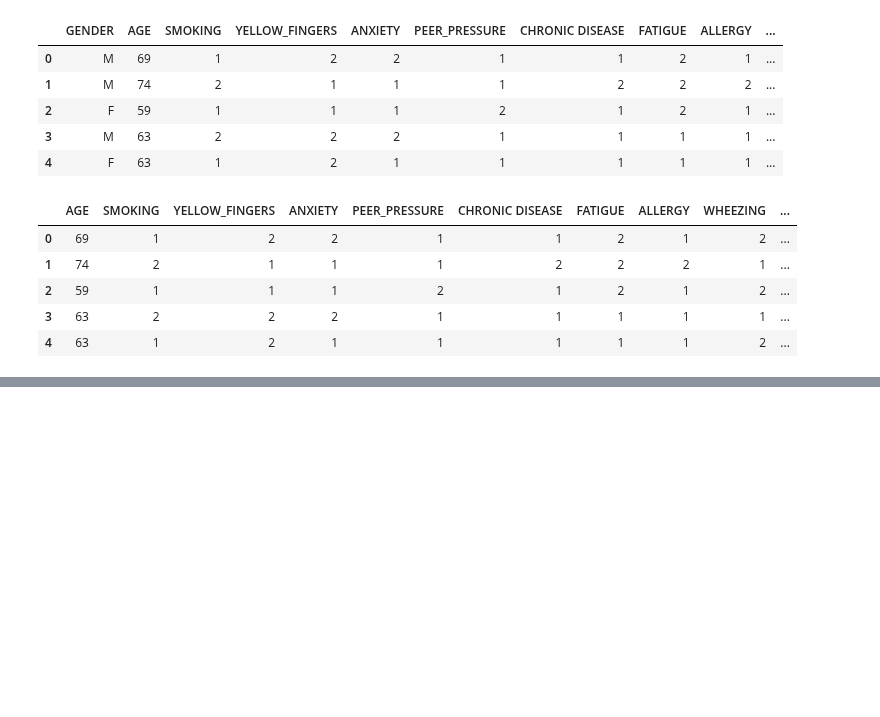
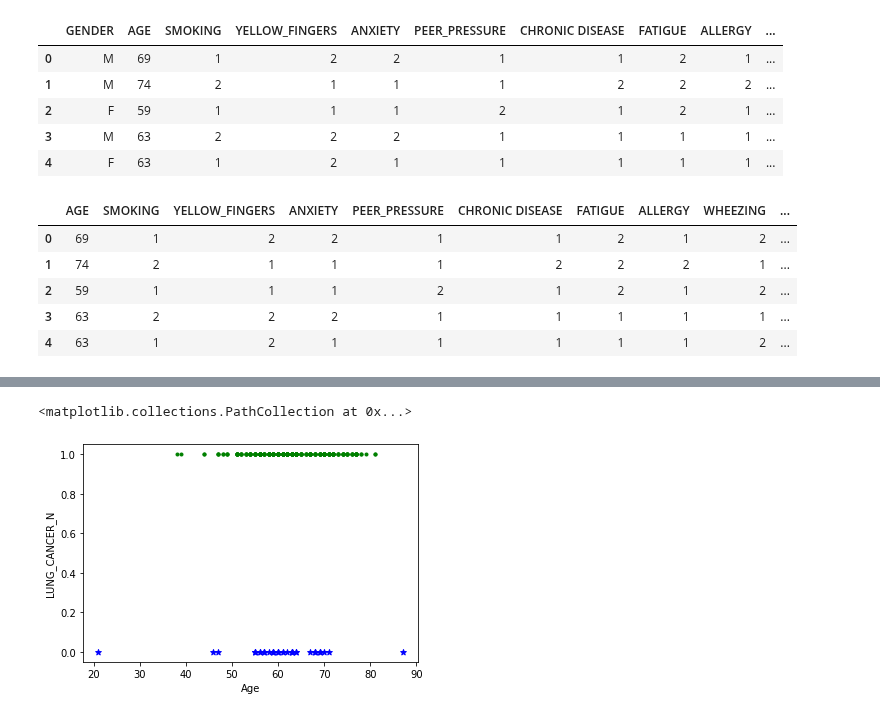
Before and after one commit to jayasith/ML_Assignment2_IT19070704_IT19079264_IT19076362_IT19041926, a Jupyter notebook: lung-cancer-prediction.ipynb, the cells around one changed output, grey strips where cells are left out. Drawn from its saved outputs; the diff is of its cells as text; code cells hidden in the pictures; blank space fills up the shorter version.

Commit message:
use scatter plot to visualize data

```diff
--- a/lung-cancer-prediction.ipynb
+++ b/lung-cancer-prediction.ipynb
@@ -169,0 +170,11 @@ array([[<AxesSubplot:title={'center':'AGE'}>,
+# %%
+#visualiz how the data distribute in scatterplot accroding to the age
+lc0_data_set = updated_data_set[updated_data_set.LUNG_CANCER_N == 0]
+lc1_data_set = updated_data_set[updated_data_set.LUNG_CANCER_N == 1]
+pyplot.xlabel('Age')
+pyplot.ylabel('LUNG_CANCER_N')
+pyplot.scatter(lc0_data_set['AGE'],lc0_data_set['LUNG_CANCER_N'], color='blue', marker='*')
+pyplot.scatter(lc1_data_set['AGE'],lc1_data_set['LUNG_CANCER_N'], color='green', marker='.')
+# %% [output]
+<matplotlib.collections.PathCollection at 0x...>
+[figure, added]
```
Also changed, not shown: parts of 14 cells of this notebook.
